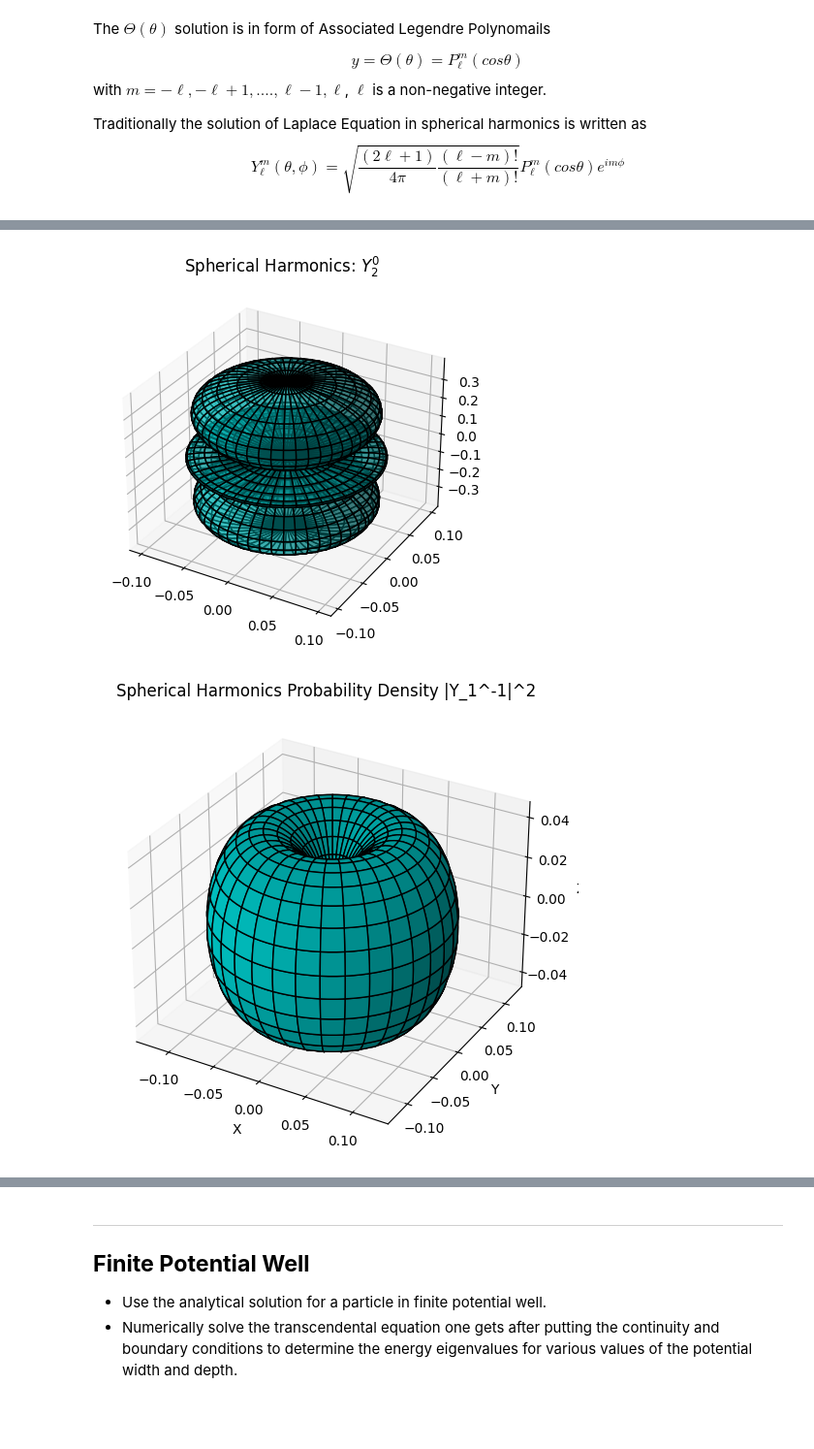
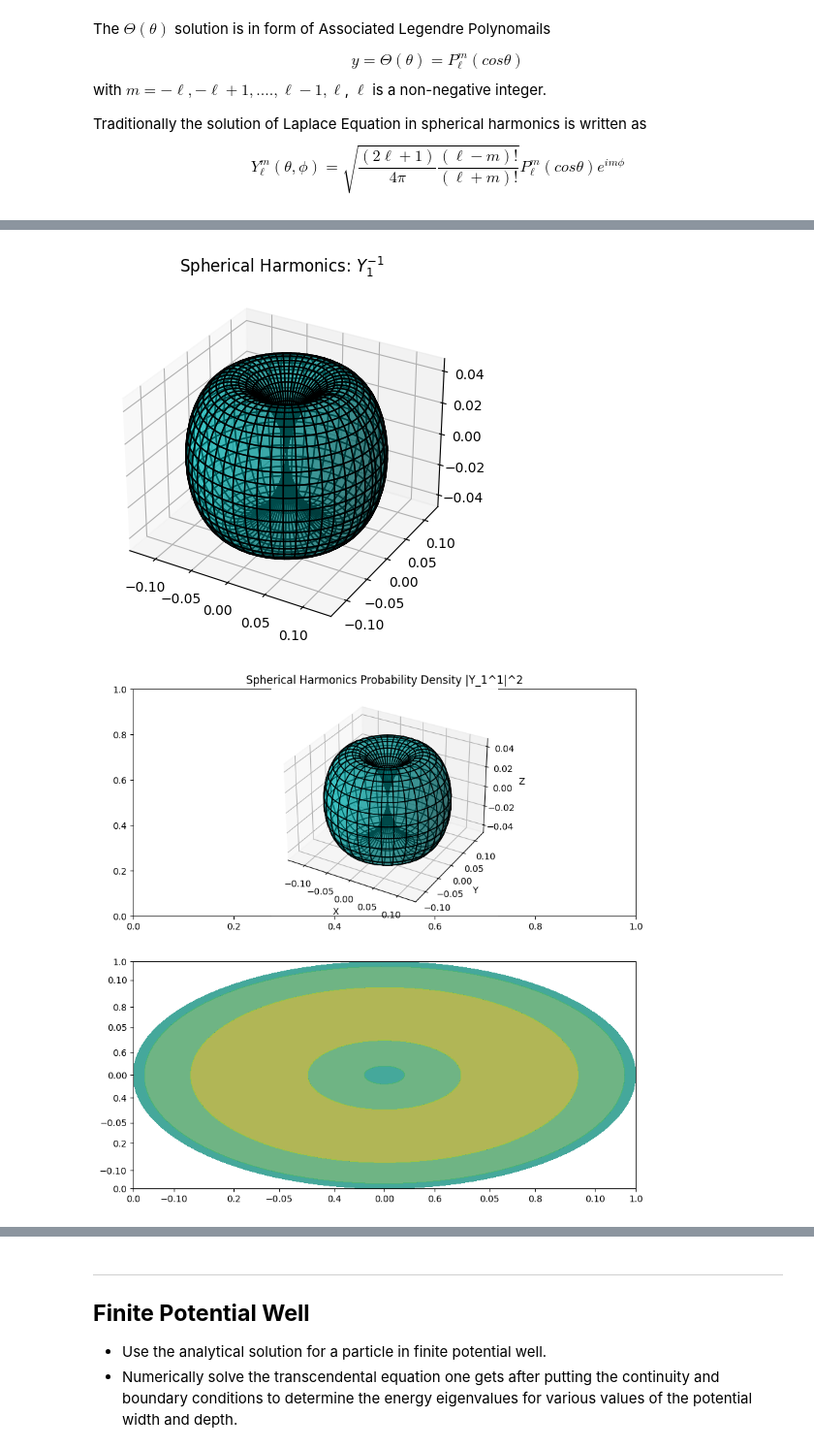
Before and after one commit to navgaur/QM1_UGCF, a Jupyter notebook: Quantum_Mech_1_UGCF.ipynb, the cells around one changed output, grey strips where cells are left out. Shown at 97% size. Saved outputs shown, nothing was run; the diff lists cells and outputs as text; code cells hidden in the pictures; blank space fills up the shorter version.

```diff
--- a/Quantum_Mech_1_UGCF.ipynb
+++ b/Quantum_Mech_1_UGCF.ipynb
@@ -102,8 +43,8 @@ import matplotlib.pyplot as plt
 from scipy.special import sph_harm
 
 # Parameters for spherical harmonics
-l = 2
-m = 0
+l = 1
+m = -1
 
 # Create a meshgrid for theta and phi
 theta = np.linspace(0, np.pi, 100)
@@ -125,44 +66,52 @@ ax.plot_surface(x, y, z, rstride=2, cstride=2, color='c', edgecolor='k', alpha=0
 ax.set_title(f'Spherical Harmonics: $Y_{{{l}}}^{{{m}}}$')
 plt.show()
 # %% [output]
-[figure, old version]
+[figure, new version]
 # %%
 import numpy as np
 import matplotlib.pyplot as plt
 from scipy.special import sph_harm
 
 # Define parameters
 l = 1
-m = -1
+m = 1
 
 theta = np.linspace(0, np.pi, 100)
 phi = np.linspace(0, 2 * np.pi, 100)
 theta, phi = np.meshgrid(theta, phi)
 
 # Evaluate spherical harmonics
 Y_lm = sph_harm(m, l, phi, theta)
 
 # Probability density function
 P = np.abs(Y_lm) ** 2
 
 # Convert to Cartesian coordinates for plotting
 x = P * np.sin(theta) * np.cos(phi)
 y = P * np.sin(theta) * np.sin(phi)
 z = P * np.cos(theta)
 
 # Plotting
-fig = plt.figure(figsize=(8, 6))
-ax = fig.add_subplot(111, projection='3d')
-ax.plot_surface(x, y, z, rstride=3, cstride=3, color='c', edgecolor='k', alpha=1)
 
-ax.set_xlabel('X')
-ax.set_ylabel('Y')
-ax.set_zlabel('Z')
-ax.set_title(f'Spherical Harmonics Probability Density |Y_{l}^{m}|^2')
+fig, (ax1,ax2) = plt.subplots(2,1,figsize=(10,10))
+
+# First plot
+ax1 = fig.add_subplot(211, projection='3d')
+surf=ax1.plot_surface(x, y, z, rstride=3, cstride=3, color='c', edgecolor='k', alpha=0.5)
+
+ax1.set_xlabel('X')
+ax1.set_ylabel('Y')
+ax1.set_zlabel('Z')
+ax1.set_title(f'Spherical Harmonics Probability Density |Y_{l}^{m}|^2')
+
+# Second plot
+ax2 = fig.add_subplot(212)
+contr= ax2.contourf(x, y, z, 5, alpha=0.6)
+
 
 plt.show()
 # %% [output]
-[figure, old version]
+[figure, new version]
 # %%
 import numpy as np
 import matplotlib.pyplot as plt
```
Also changed, not shown: parts of 2 cells of this notebook.
